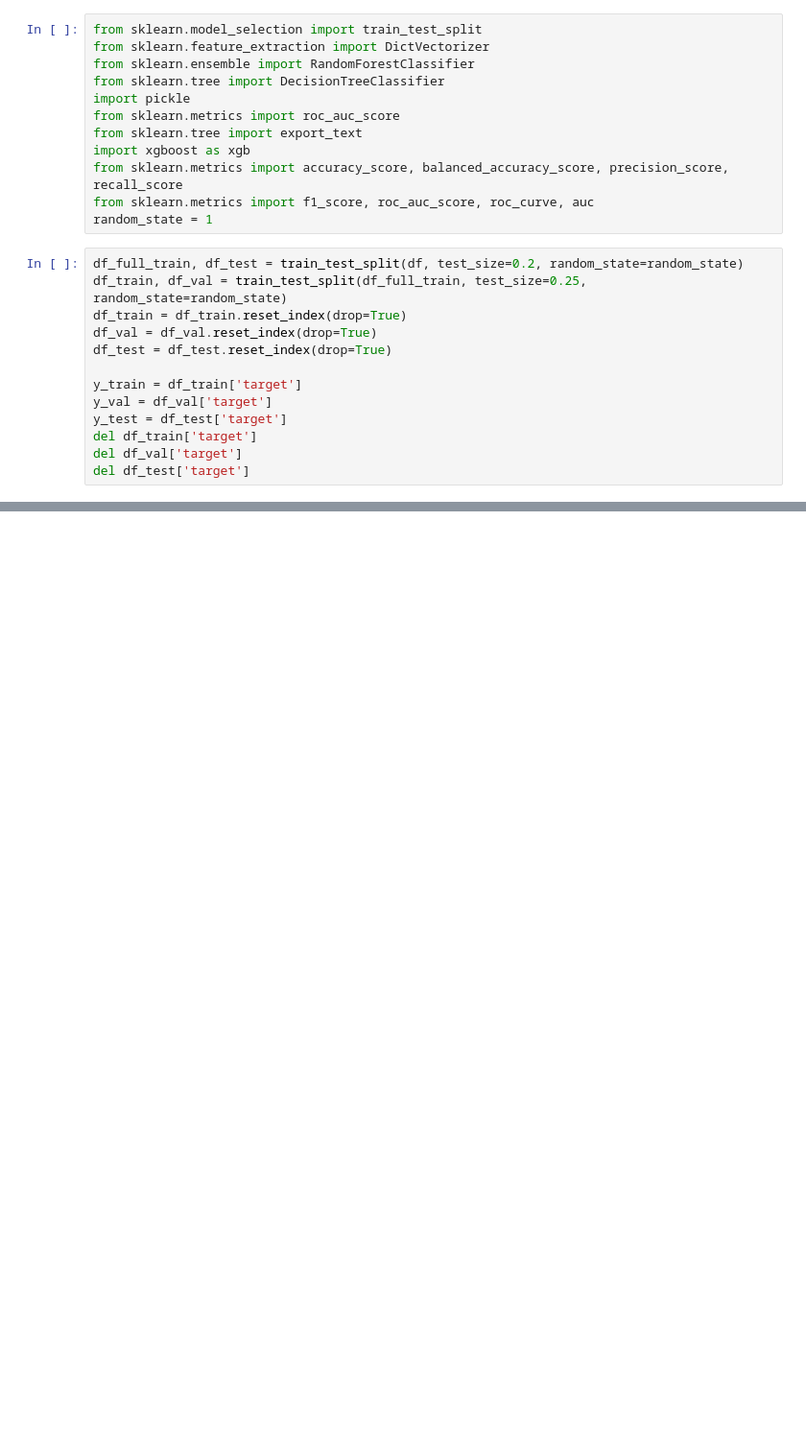
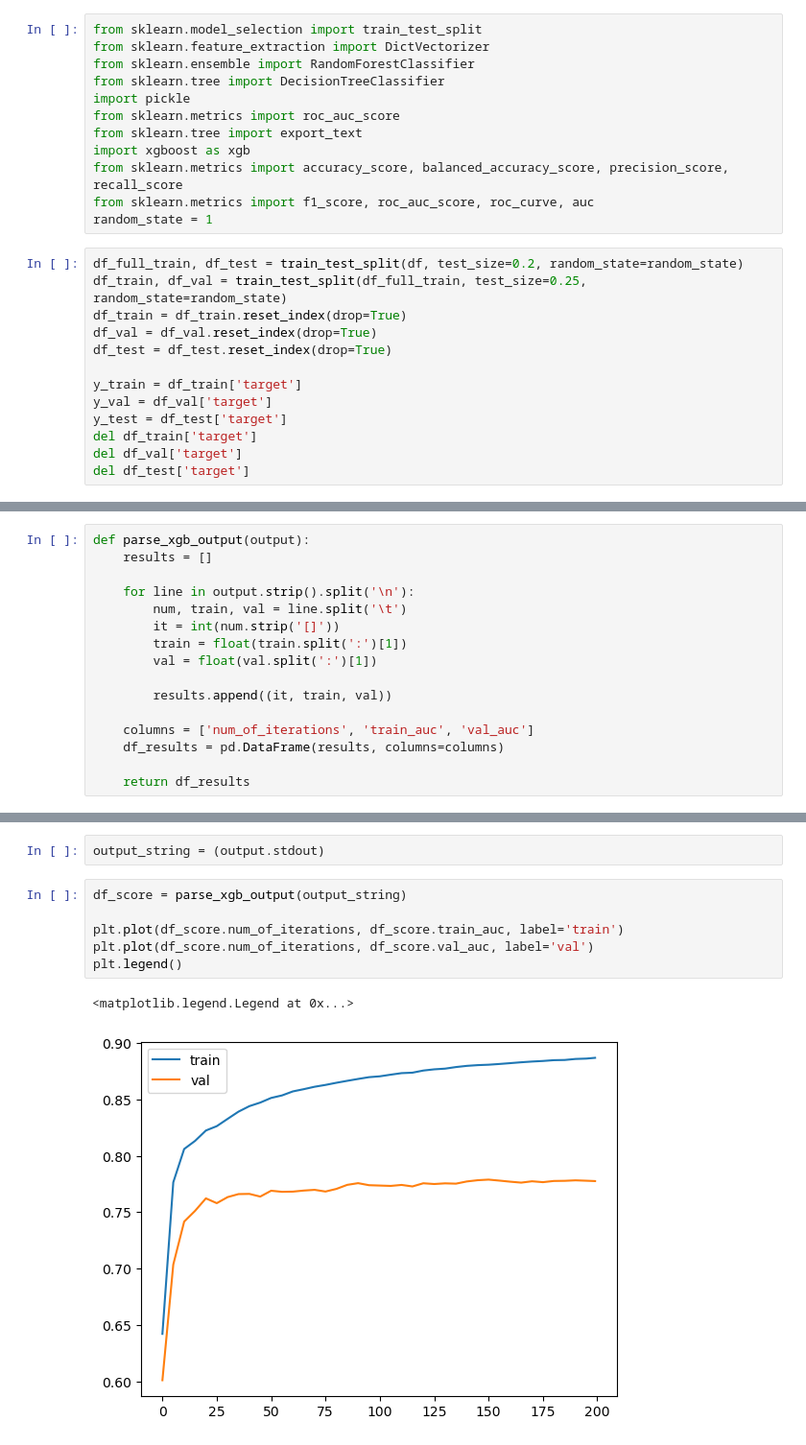
Before and after one commit to partapparam/loveThisSongModel, a Jupyter notebook: notebook.ipynb, the cells around one changed output, grey strips where cells are left out. Shown at 96% size. Cells and saved outputs as stored; diff of their text form; blank space fills up the shorter version.

```diff
--- a/notebook.ipynb
+++ b/notebook.ipynb
@@ -262,0 +570,16 @@ df_train['target']
+# %%
+def parse_xgb_output(output):
+    results = []
+
+    for line in output.strip().split('\n'):
+        num, train, val = line.split('\t')
+        it = int(num.strip('[]'))
+        train = float(train.split(':')[1])
+        val = float(val.split(':')[1])
+
+        results.append((it, train, val))
+
+    columns = ['num_of_iterations', 'train_auc', 'val_auc']
+    df_results = pd.DataFrame(results, columns=columns)
+
+    return df_results
@@ -262,0 +603,11 @@ df_train['target']
+# %%
+output_string = (output.stdout)
+# %%
+df_score = parse_xgb_output(output_string)
+
+plt.plot(df_score.num_of_iterations, df_score.train_auc, label='train')
+plt.plot(df_score.num_of_iterations, df_score.val_auc, label='val')
+plt.legend()
+# %% [output]
+<matplotlib.legend.Legend at 0x...>
+[figure, added]
```
Also changed, not shown: parts of 59 cells of this notebook.
